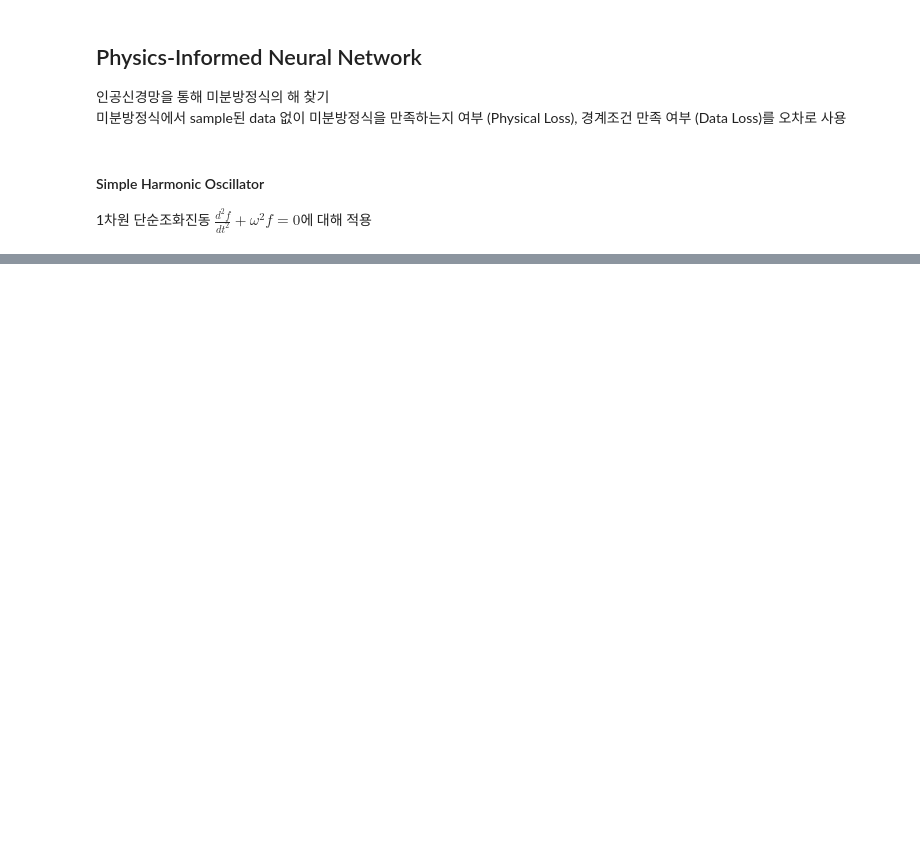
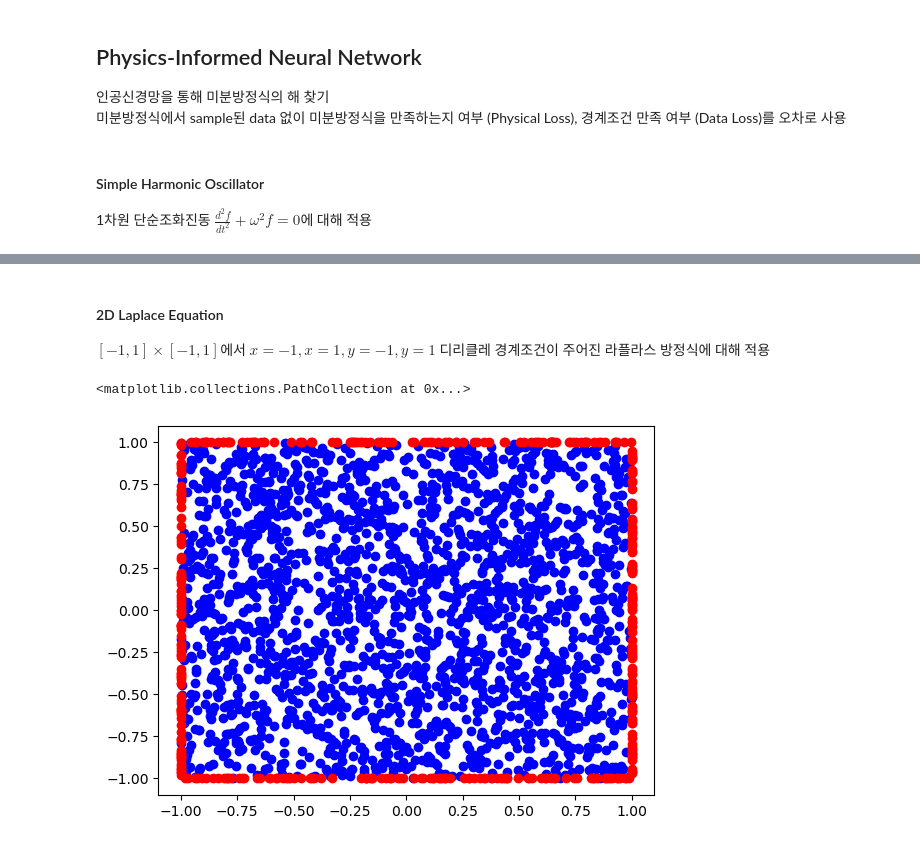
Before and after one commit to isosunghoon/study_pytorch, a Jupyter notebook: 7. PINN.ipynb, the cells around one changed output, grey strips where cells are left out. Saved outputs shown, nothing was run; the diff lists cells and outputs as text; code cells hidden in the pictures; blank space fills up the shorter version.

Commit message:
laplace eq

```diff
--- a/7. PINN.ipynb
+++ b/7. PINN.ipynb
@@ -70,0 +71,3 @@ plt.plot(x,torch.cos(4*x))
+# %% [markdown]
+#### 2D Laplace Equation
+$[-1,1]\times[-1,1]$에서 $x=-1,x=1,y=-1,y=1$ 디리클레 경계조건이 주어진 라플라스 방정식에 대해 적용
@@ -70,0 +108,17 @@ plt.plot(x,torch.cos(4*x))
+# %%
+data_points = torch.cat((
+    torch.stack((-torch.ones(100), torch.rand(100) * 2 - 1), dim=1),
+    torch.stack((torch.ones(100), torch.rand(100) * 2 - 1), dim=1),
+    torch.stack((torch.rand(100) * 2 - 1, -torch.ones(100)), dim=1),
+    torch.stack((torch.rand(100) * 2 - 1, torch.ones(100)), dim=1)
+))
+pde_points = torch.stack((torch.rand(2000) * 2 - 1, torch.rand(2000) * 2 - 1),dim=1)
+data_points.requires_grad = True
+pde_points.requires_grad = True
+# %%
+import matplotlib.pyplot as plt
+plt.scatter(pde_points.detach()[:,0], pde_points.detach()[:,1], color='blue')
+plt.scatter(data_points.detach()[:,0], data_points.detach()[:,1], color='red')
+# %% [output]
+<matplotlib.collections.PathCollection at 0x...>
+[figure, added]
```
Also changed, not shown: parts of 9 cells of this notebook.
